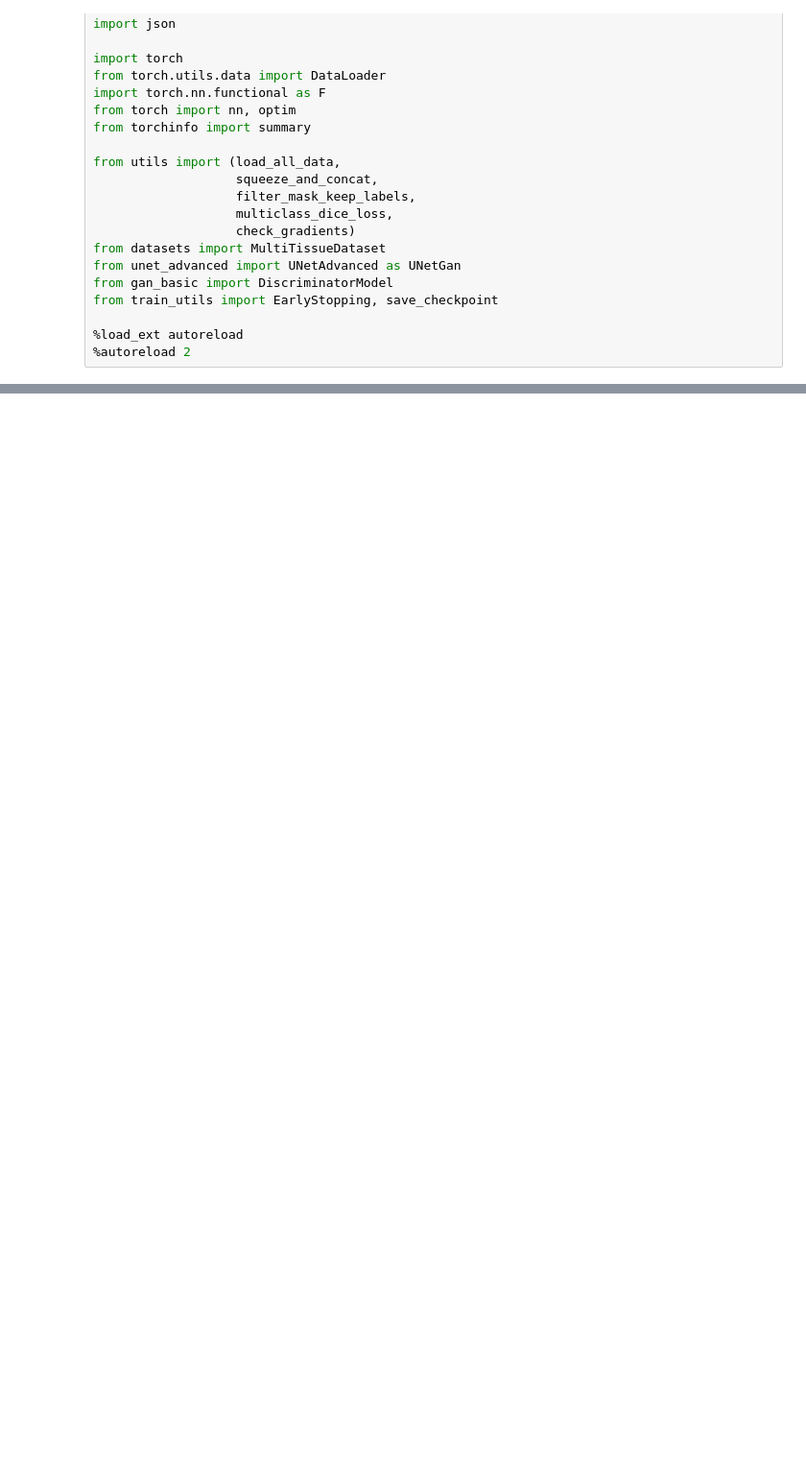
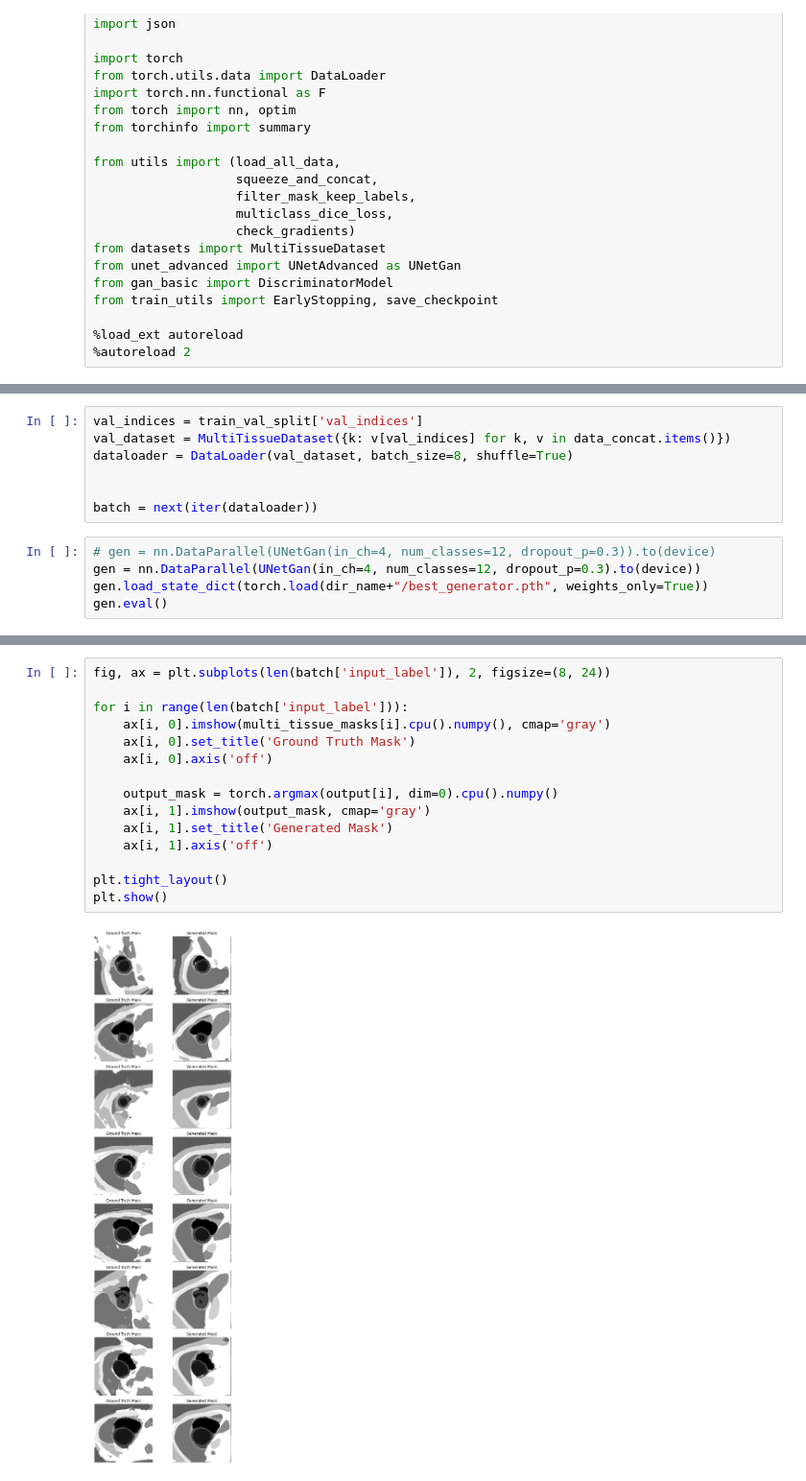
Before and after one commit to paolodc5/CMR_synthesis, a Jupyter notebook: eval.ipynb, the cells around one changed output, grey strips where cells are left out. Shown at 96% size. Saved outputs shown, nothing was run; the diff lists cells and outputs as text; blank space fills up the shorter version.

```diff
--- a/eval.ipynb
+++ b/eval.ipynb
@@ -46,0 +84,12 @@ for i, (metric_name, metric_values) in enumerate(metrics_history.items()):
+# %%
+val_indices = train_val_split['val_indices']
+val_dataset = MultiTissueDataset({k: v[val_indices] for k, v in data_concat.items()})
+dataloader = DataLoader(val_dataset, batch_size=8, shuffle=True)
+
+
+batch = next(iter(dataloader))
+# %%
+# gen = nn.DataParallel(UNetGan(in_ch=4, num_classes=12, dropout_p=0.3)).to(device)
+gen = nn.DataParallel(UNetGan(in_ch=4, num_classes=12, dropout_p=0.3).to(device))
+gen.load_state_dict(torch.load(dir_name+"/best_generator.pth", weights_only=True))
+gen.eval()
@@ -46,0 +133,17 @@ for i, (metric_name, metric_values) in enumerate(metrics_history.items()):
+# %%
+fig, ax = plt.subplots(len(batch['input_label']), 2, figsize=(8, 24))
+
+for i in range(len(batch['input_label'])):
+    ax[i, 0].imshow(multi_tissue_masks[i].cpu().numpy(), cmap='gray')
+    ax[i, 0].set_title('Ground Truth Mask')
+    ax[i, 0].axis('off')
+
+    output_mask = torch.argmax(output[i], dim=0).cpu().numpy()
+    ax[i, 1].imshow(output_mask, cmap='gray')
+    ax[i, 1].set_title('Generated Mask')
+    ax[i, 1].axis('off')
+
+plt.tight_layout()
+plt.show()
+# %% [output]
+[figure, added]
```
Also changed, not shown: parts of 13 cells of this notebook, 2 other files.
